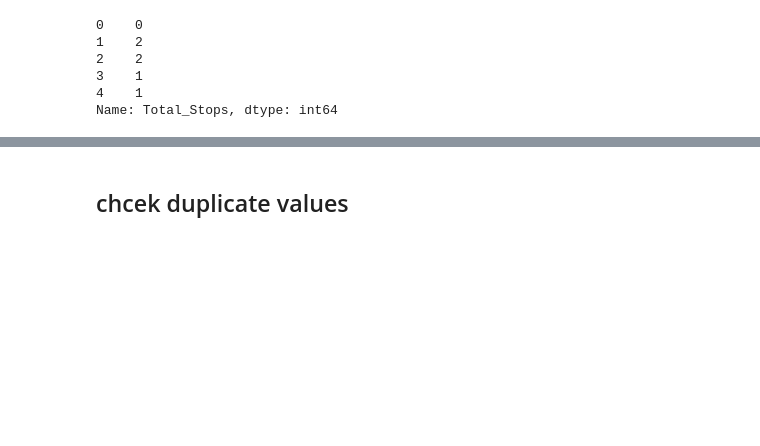
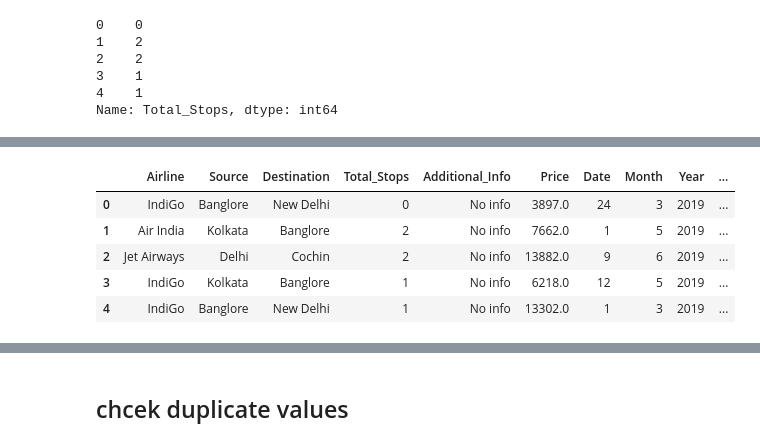
Before and after one commit to mayurimamdi/FlightPrediction, a Jupyter notebook: notebooks/Data.ipynb, the cells around one changed output, grey strips where cells are left out. Saved outputs shown, nothing was run; the diff lists cells and outputs as text; code cells hidden in the pictures; blank space fills up the shorter version.

```diff
--- a/notebooks/Data.ipynb
+++ b/notebooks/Data.ipynb
@@ -387,6 +387,3 @@ df.head()
 | 2 | Jet Airways | Delhi | Cochin | DEL → LKO → BOM → COK | 19h | NaN | No info | 13882.0 | 9 | ... |
 | 3 | IndiGo | Kolkata | Banglore | CCU → NAG → BLR | 5h 25m | NaN | No info | 6218.0 | 12 | ... |
 | 4 | IndiGo | Banglore | New Delhi | BLR → NAG → DEL | 4h 45m | NaN | No info | 13302.0 | 1 | ... |
-# %%
-df['Total_Stops'] = df['Total_Stops'].replace('non-stop', 0)
-df['Total_Stops'] = df['Total_Stops'].astype(int)
@@ -486,0 +508,2 @@ Name: Total_Stops, dtype: int64
+# %%
+df['Duration hour']=df['Duration'].str.split(' ').str[0].str.split('h').str[0]
@@ -486,0 +525,13 @@ Name: Total_Stops, dtype: int64
+# %%
+df['Duration min']=df['Duration'].str.split(' ').str[1].str.split('m').str[0]
+# %%
+df.drop(columns=['Duration','Route'], axis=1, inplace= True)
+# %%
+df.head()
+# %% [output]
+|  | Airline | Source | Destination | Total_Stops | Additional_Info | Price | Date | Month | Year | ... |
+| 0 | IndiGo | Banglore | New Delhi | 0 | No info | 3897.0 | 24 | 3 | 2019 | ... |
+| 1 | Air India | Kolkata | Banglore | 2 | No info | 7662.0 | 1 | 5 | 2019 | ... |
+| 2 | Jet Airways | Delhi | Cochin | 2 | No info | 13882.0 | 9 | 6 | 2019 | ... |
+| 3 | IndiGo | Kolkata | Banglore | 1 | No info | 6218.0 | 12 | 5 | 2019 | ... |
+| 4 | IndiGo | Banglore | New Delhi | 1 | No info | 13302.0 | 1 | 3 | 2019 | ... |
```
Also changed, not shown: parts of 7 cells of this notebook.
